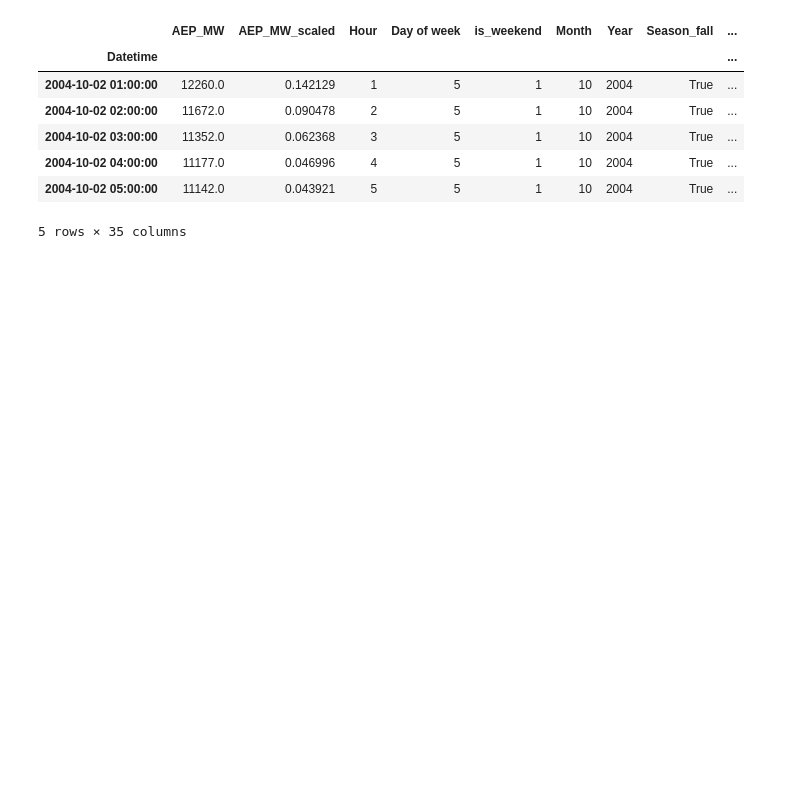
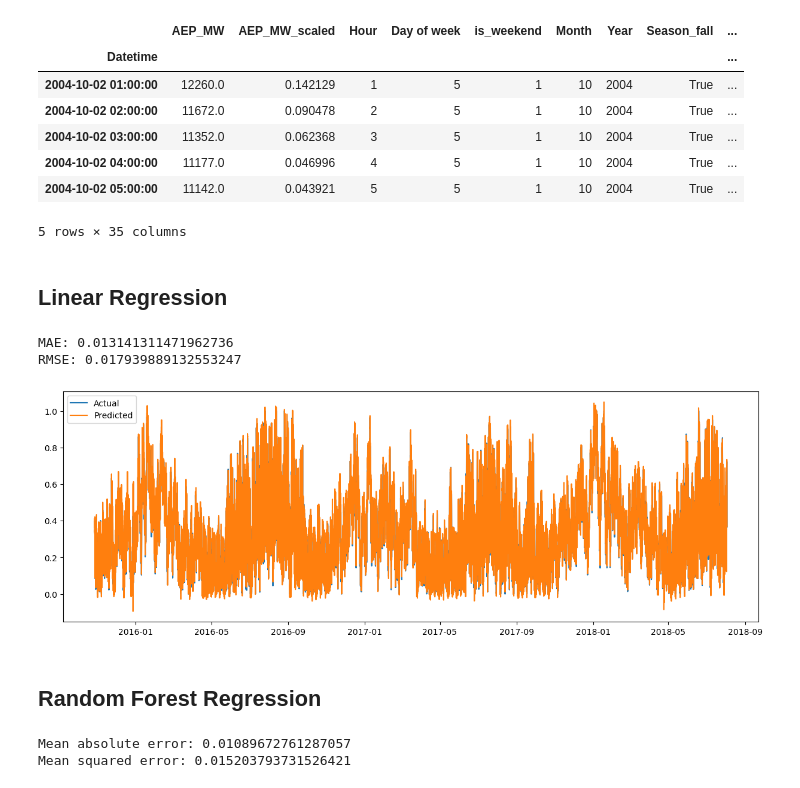
Before and after one commit to mruifer/Electricity-demand-forecast, a Jupyter notebook: notebooks/03_modeling.ipynb, the cells around one changed output. Drawn from its saved outputs; the diff is of its cells as text; code cells hidden in the pictures; blank space fills up the shorter version.

```diff
--- a/notebooks/03_modeling.ipynb
+++ b/notebooks/03_modeling.ipynb
@@ -34,3 +36,39 @@ X= df.drop(columns=["AEP_MW", "AEP_MW_scaled"]).values
 train_size = int(len(df) * 0.8)
 X_train, X_test = X[:train_size], X[train_size:]
 y_train, y_test = y[:train_size], y[train_size:]
+# %% [markdown]
+## Linear Regression
+# %%
+from sklearn.linear_model import LinearRegression
+
+model = LinearRegression()
+model.fit(X_train, y_train)
+y_pred = model.predict(X_test)
+
+print("Mean absolute error:", mean_absolute_error(y_test, y_pred))
+print("Mean squared error:", np.sqrt(mean_squared_error(y_test, y_pred)))
+# %% [output]
+MAE: 0.013141311471962736
+RMSE: 0.017939889132553247
+# %%
+plt.figure(figsize=(15,5))
+plt.plot(df.index[train_size:], y_test, label="Actual")
+plt.plot(df.index[train_size:], y_pred, label="Predicted")
+plt.legend()
+plt.show()
+# %% [output]
+[figure, added]
+# %% [markdown]
+## Random Forest Regression
+# %%
+from sklearn.ensemble import RandomForestRegressor
+
+model = RandomForestRegressor(n_estimators=100, random_state=42)
+model.fit(X_train, y_train)
+y_pred = model.predict(X_test)
+
+print("Mean absolute error:", mean_absolute_error(y_test, y_pred))
+print("Mean squared error:", np.sqrt(mean_squared_error(y_test, y_pred)))
+# %% [output]
+Mean absolute error: 0.01089672761287057
+Mean squared error: 0.015203793731526421
```
Also changed, not shown: parts of 5 cells of this notebook, 1 other file.
